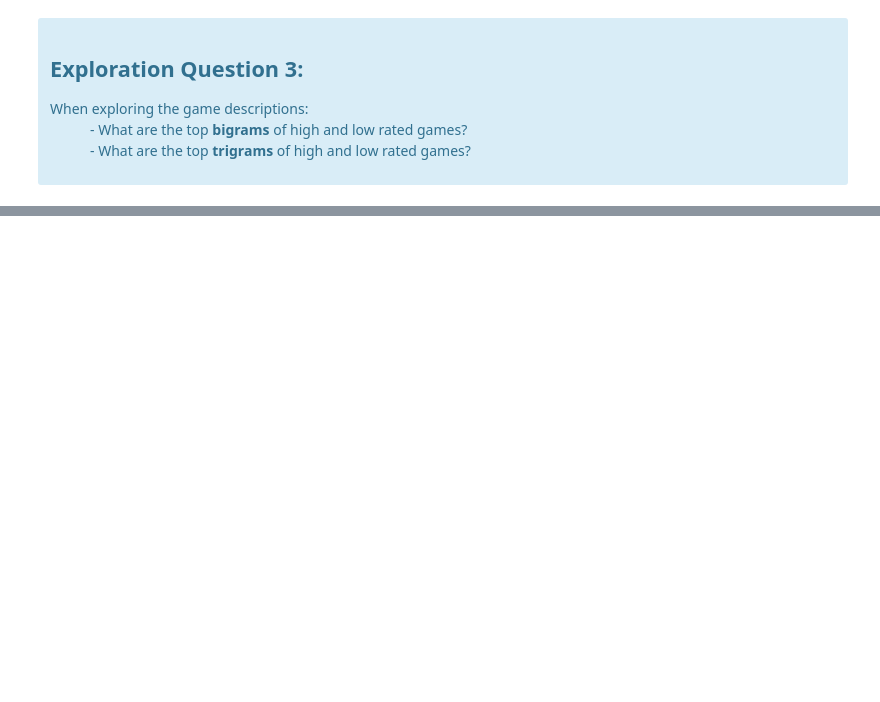
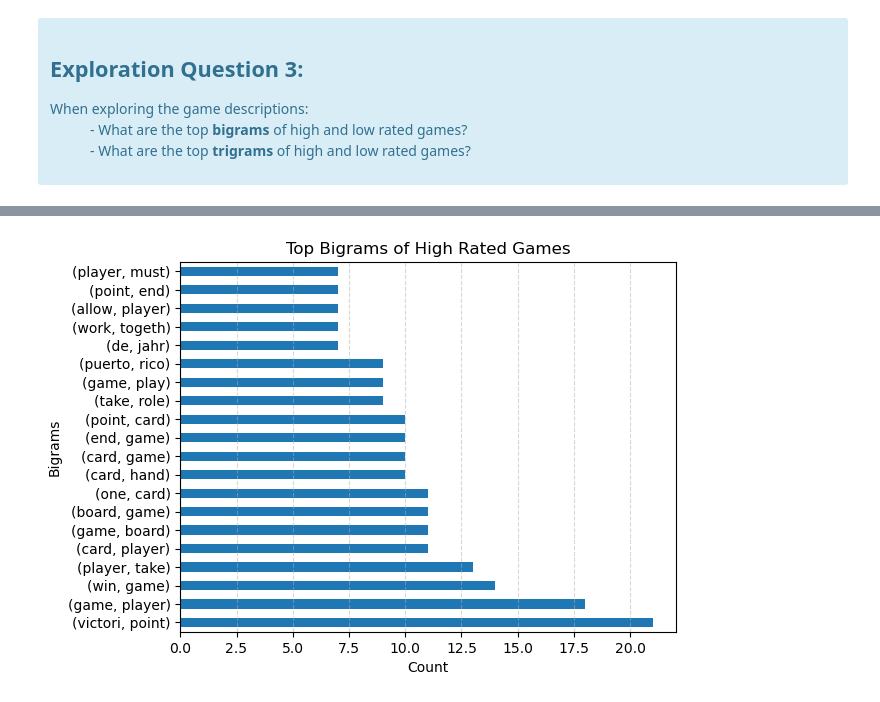
Before and after one commit to Andy-Jensen/board-game-project, a Jupyter notebook: final-report.ipynb, the cells around one changed output, grey strips where cells are left out. Cells and saved outputs as stored; diff of their text form; code cells hidden in the pictures; blank space fills up the shorter version.

```diff
--- a/final-report.ipynb
+++ b/final-report.ipynb
@@ -106,0 +169,5 @@ The p-value (1.5364921060137039e-12) is lower than the alpha (0.05) so we reject
+# %%
+# plot to show the top 20 bigrams of high rated games
+ex.high_bigrams()
+# %% [output]
+[figure, added]
```
Also changed, not shown: parts of 15 cells of this notebook, 2 other files.
